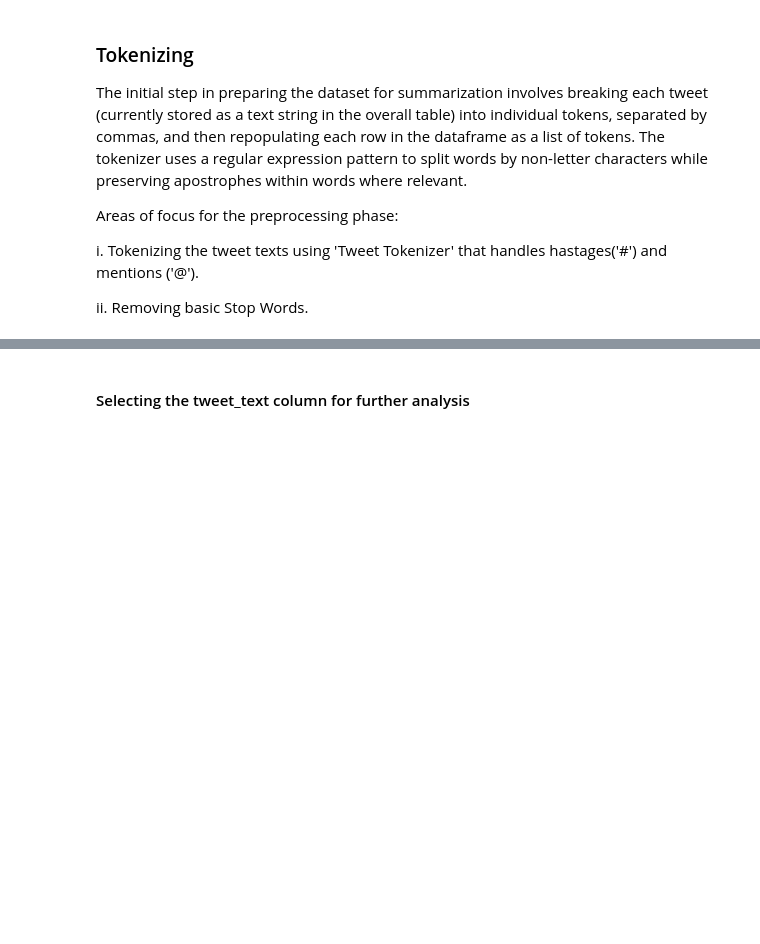
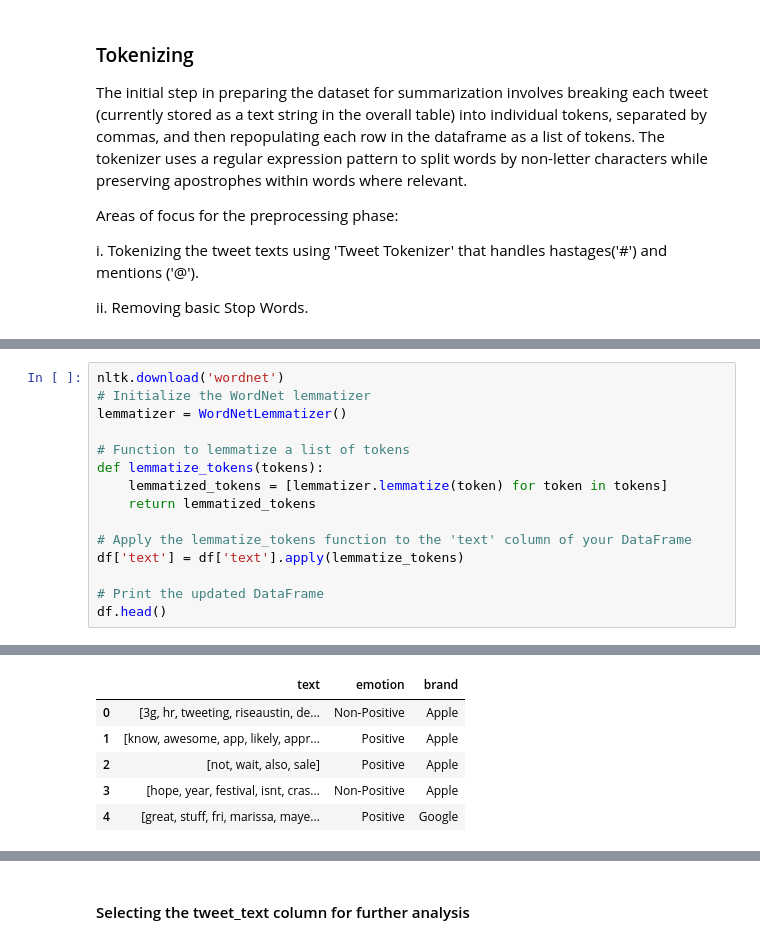
Before and after one commit to bizzfuzz/dsc-phase-4-project, a Jupyter notebook: Tweet.ipynb, the cells around one changed output, grey strips where cells are left out. Drawn from its saved outputs; the diff is of its cells as text; blank space fills up the shorter version.

```diff
--- a/Tweet.ipynb
+++ b/Tweet.ipynb
@@ -340,0 +406,16 @@ df.head()
+# %%
+nltk.download('wordnet')
+# Initialize the WordNet lemmatizer
+lemmatizer = WordNetLemmatizer()
+
+# Function to lemmatize a list of tokens
+def lemmatize_tokens(tokens):
+    lemmatized_tokens = [lemmatizer.lemmatize(token) for token in tokens]
+    return lemmatized_tokens
+
+# Apply the lemmatize_tokens function to the 'text' column of your DataFrame
+df['text'] = df['text'].apply(lemmatize_tokens)
+
+# Print the updated DataFrame
+df.head()
+# %% [output]
@@ -340,0 +423,6 @@ df.head()
+|  | text | emotion | brand |
+| 0 | [3g, hr, tweeting, riseaustin, de... | Non-Positive | Apple |
+| 1 | [know, awesome, app, likely, appr... | Positive | Apple |
+| 2 | [not, wait, also, sale] | Positive | Apple |
+| 3 | [hope, year, festival, isnt, cras... | Non-Positive | Apple |
+| 4 | [great, stuff, fri, marissa, maye... | Positive | Google |
```
Also changed, not shown: parts of 11 cells of this notebook.
